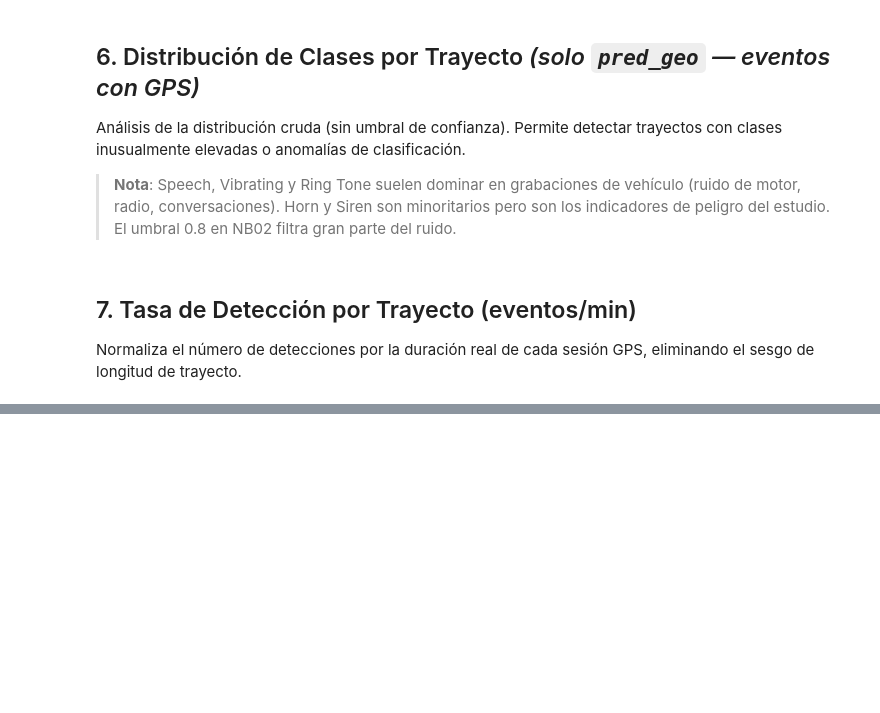
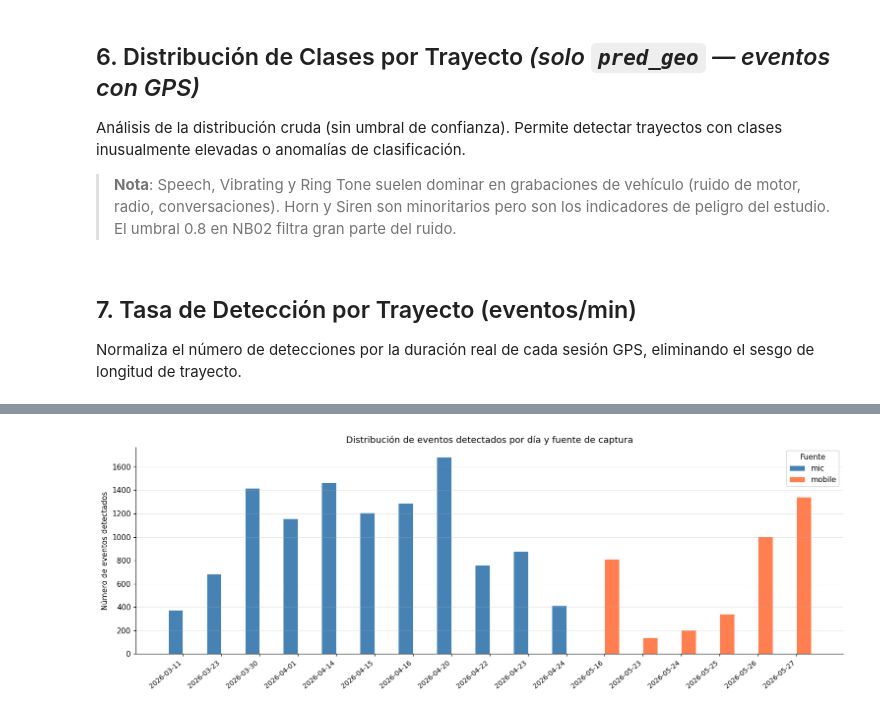
Before and after one commit to jogarmo9/TFG, a Jupyter notebook: notebooks/03_etl.ipynb, the cells around one changed output, grey strips where cells are left out. Saved outputs shown, nothing was run; the diff lists cells and outputs as text; code cells hidden in the pictures; blank space fills up the shorter version.

```diff
--- a/notebooks/03_etl.ipynb
+++ b/notebooks/03_etl.ipynb
@@ -387,0 +498,90 @@ display(merged[["trayecto","count","duration_min","events_per_min"]].rename(
+# %%
+import sys
+import os
+sys.path.insert(0, "../scripts") if "../scripts" not in sys.path else None
+
+# ── Agrupar por día y fuente ──────────────────────────────────────────────────
+pred_geo["date"] = pred_geo["t_start"].dt.tz_convert("Europe/Madrid").dt.strftime("%Y-%m-%d")
+
+day_counts = (
+    pred_geo.groupby(["date", "source"])
+    .size()
+    .unstack(fill_value=0)
+    .reset_index()
+    .sort_values("date")
+)
+src_cols = [c for c in day_counts.columns if c != "date"]
+colors = {"mic": "steelblue", "mobile": "coral"}
+
+# ── 4.5 — Eventos totales por día ──────────────────────────────────────────────
+fig, ax = plt.subplots(figsize=(14, 5))
+x = range(len(day_counts))
+width = 0.38
+for i, src in enumerate(sorted(src_cols)):
+    if src not in day_counts.columns:
+        continue
+    offset = (i - len(src_cols) / 2 + 0.5) * width
+    ax.bar([xi + offset for xi in x], day_counts[src],
+           width=width, color=colors.get(src, "gray"),
+           label=src, edgecolor="white", linewidth=0.5)
+ax.set_xticks(list(x))
+ax.set_xticklabels(day_counts["date"], rotation=40, ha="right", fontsize=9)
+ax.set_ylabel("Número de eventos detectados")
+ax.set_title("Distribución de eventos detectados por día y fuente de captura")
+ax.grid(axis="y", alpha=0.3, linewidth=0.6)
+ax.spines[["top", "right"]].set_visible(False)
+ax.legend(title="Fuente")
+plt.tight_layout()
+out1 = "../outputs/events_by_day.png"
+plt.savefig(out1, dpi=150, bbox_inches="tight")
+plt.show()
+print(f"Saved: {out1}")
+
+# ── 4.6 — Tasa normalizada por duración GPS ────────────────────────────────────
+dur_day = (
+    tracks.groupby("date" if "date" in tracks.columns else tracks["time"].dt.tz_convert("Europe/Madrid").dt.strftime("%Y-%m-%d").rename("date"))["time"]
+    .agg(lambda x: (x.max() - x.min()).total_seconds() / 60.0)
+    .rename("duration_min")
+    .reset_index()
+)
+# calcular date en tracks si no existe
+if "date" not in tracks.columns:
+    tracks_cp = tracks.copy()
+    tracks_cp["date"] = tracks_cp["time"].dt.tz_convert("Europe/Madrid").dt.strftime("%Y-%m-%d")
+    dur_day = (
+        tracks_cp.groupby(["date", "trayecto"])["time"]
+        .agg(lambda x: (x.max() - x.min()).total_seconds() / 60.0)
+        .rename("dur")
+        .reset_index()
+        .groupby("date")["dur"].sum()
+        .rename("duration_min")
+        .reset_index()
+    )
+
+cnt_day = pred_geo.groupby("date").size().rename("count").reset_index()
+day_rate = cnt_day.merge(dur_day, on="date", how="left")
+day_rate["ev_per_min"] = day_rate["count"] / day_rate["duration_min"].clip(lower=1)
+day_rate = day_rate.sort_values("date").reset_index(drop=True)
+
+src_day = pred_geo.groupby("date")["source"].first()
+bar_colors = [colors.get(src_day.get(d, "mic"), "gray") for d in day_rate["date"]]
+
+fig, ax = plt.subplots(figsize=(14, 5))
+ax.bar(range(len(day_rate)), day_rate["ev_per_min"],
+       color=bar_colors, edgecolor="white", linewidth=0.5)
+ax.set_xticks(range(len(day_rate)))
+ax.set_xticklabels(day_rate["date"], rotation=40, ha="right", fontsize=9)
+ax.set_ylabel("Eventos / minuto de grabación GPS")
+ax.set_title("Tasa de detección por día (normalizada por duración GPS)")
+ax.grid(axis="y", alpha=0.3, linewidth=0.6)
+ax.spines[["top", "right"]].set_visible(False)
+from matplotlib.patches import Patch
+ax.legend(handles=[Patch(color="steelblue", label="mic"), Patch(color="coral", label="mobile")],
+          title="Fuente")
+plt.tight_layout()
+out2 = "../outputs/events_by_day_per_min.png"
+plt.savefig(out2, dpi=150, bbox_inches="tight")
+plt.show()
+print(f"Saved: {out2}")
+# %% [output]
+[figure, added]
```
Also changed, not shown: parts of 9 cells of this notebook, 1 other file.
